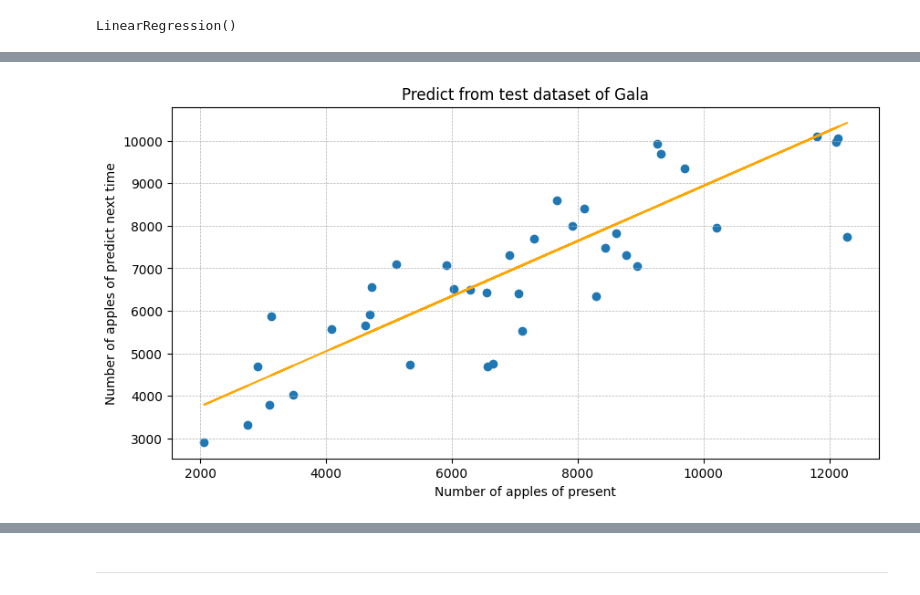
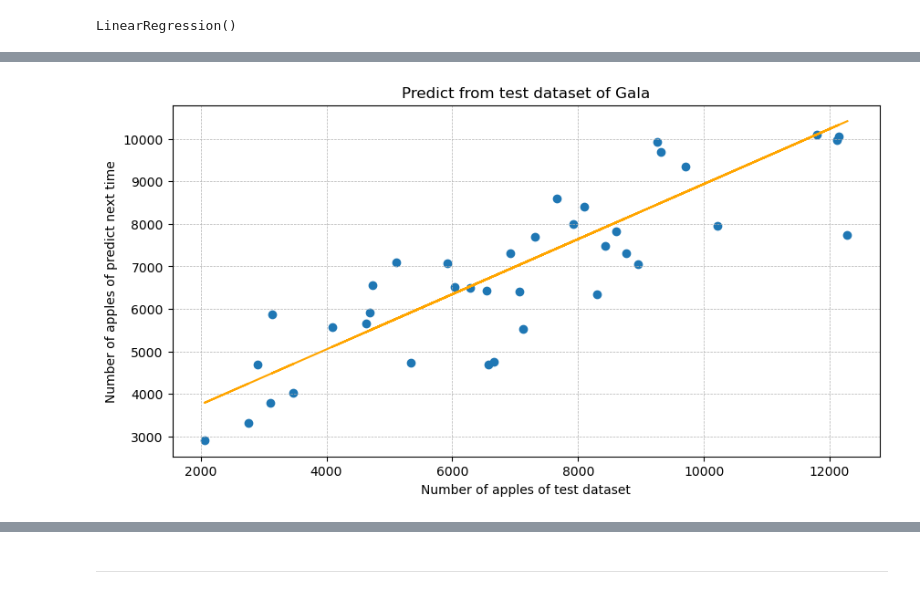
Before and after one commit to OatKID/RegressionMiniProject, a Jupyter notebook: algorithm/Gala/1_predict_1/linear_regression.ipynb, the cells around one changed output, grey strips where cells are left out. Cells and saved outputs as stored; diff of their text form; code cells hidden in the pictures.

```diff
--- a/algorithm/Gala/1_predict_1/linear_regression.ipynb
+++ b/algorithm/Gala/1_predict_1/linear_regression.ipynb
@@ -143,14 +150,14 @@ Mean Absolute Percentage Error: 0.14002828177786597
 # %%
 plt.figure(figsize=(10,5))
 plt.scatter(x_test[:, 1:], y_test[:, 1:])
 plt.plot(x_test[:, 1:], y_predict, color="orange")
-plt.xlabel("Number of apples of present")
+plt.xlabel("Number of apples of test dataset")
 plt.ylabel("Number of apples of predict next time")
 plt.title("Predict from test dataset of Gala")
 plt.grid(linestyle='--', linewidth='0.5')
 plt.show()
 # %% [output]
-[figure, old version]
+[figure, new version]
 # %%
 plt.figure(figsize=(15, 5))
 plt.xticks(fontsize=12)
```
Also changed, not shown: parts of 7 cells of this notebook, 7 other files.
